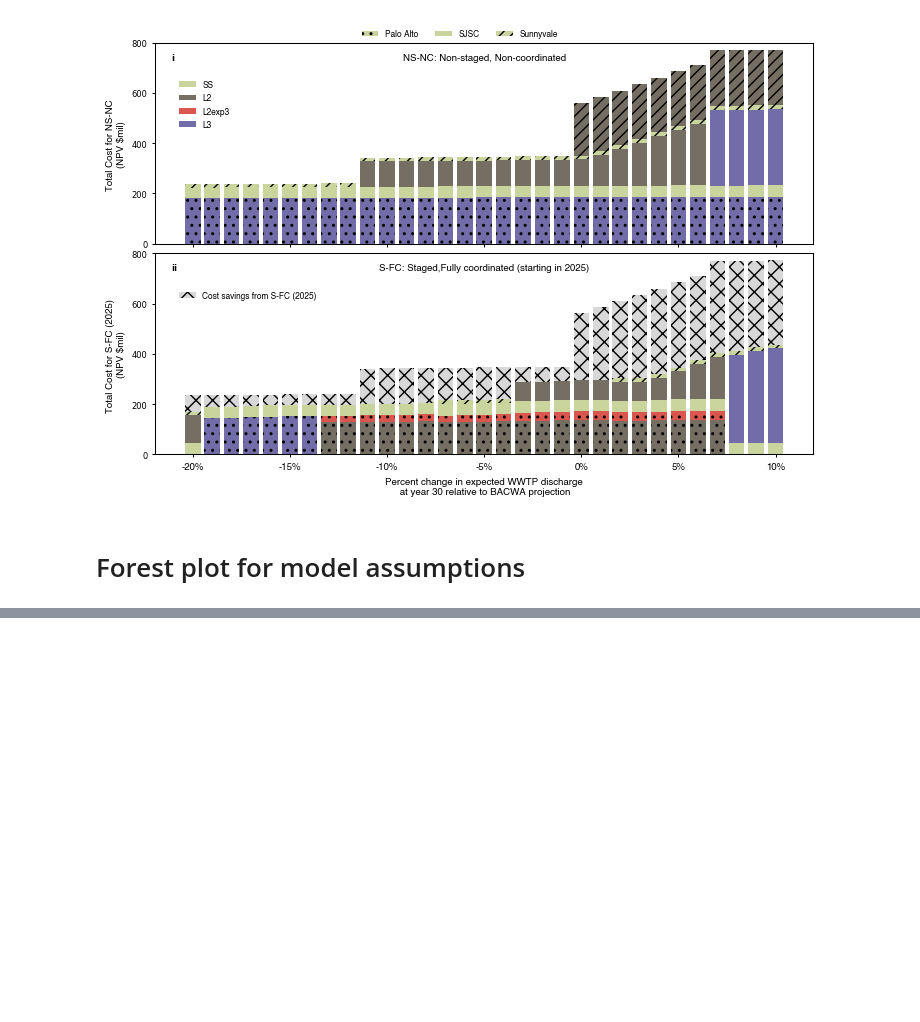
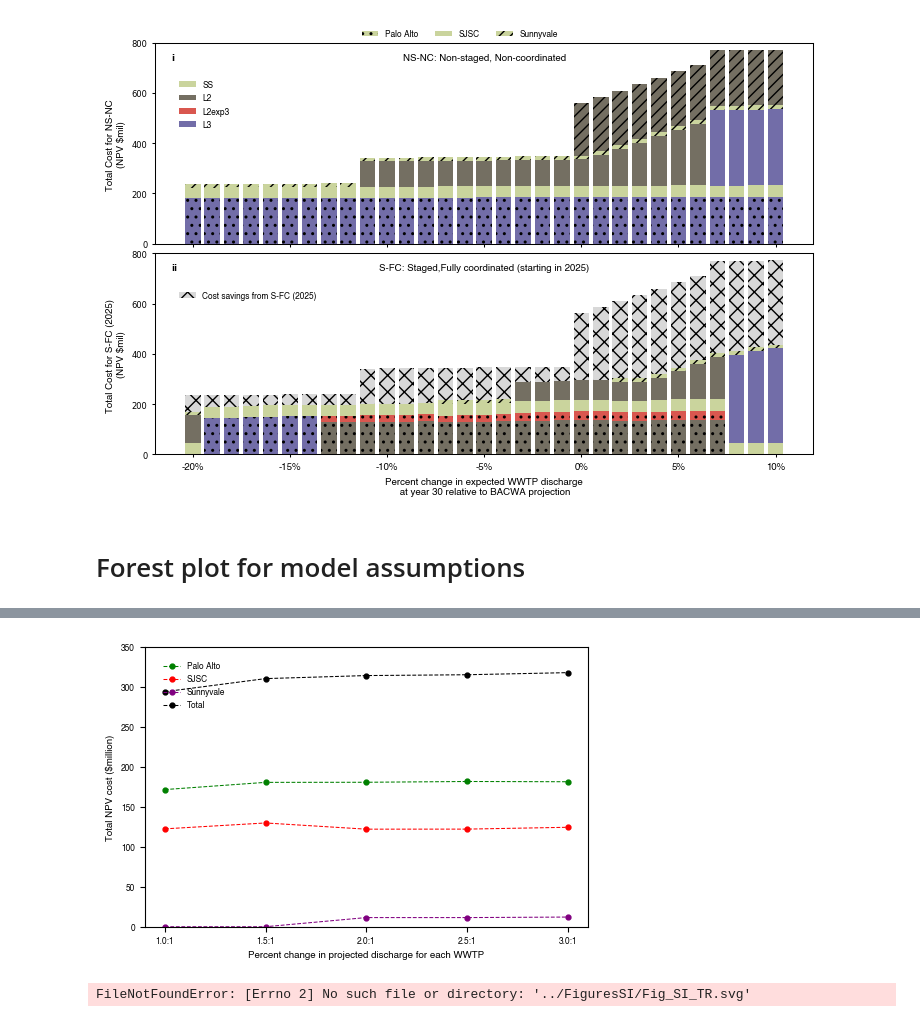
Before and after one commit to we3lab/Cap_Expansion_Model_SFBay, a Jupyter notebook: Jupyter_Scripts_for_Figures/Fig_4_Sensitivity.ipynb, the cells around one changed output, grey strips where cells are left out. Saved outputs shown, nothing was run; the diff lists cells and outputs as text; code cells hidden in the pictures; blank space fills up the shorter version.

```diff
--- a/Jupyter_Scripts_for_Figures/Fig_4_Sensitivity.ipynb
+++ b/Jupyter_Scripts_for_Figures/Fig_4_Sensitivity.ipynb
@@ -528,0 +674,50 @@ projections | Total: -2.3%
+# %%
+import matplotlib.pyplot as plt
+
+markers = ['o', 'd', 's']
+labels = ['SS', 'L2', 'L2upg3', 'L3']
+colors = ['#D57A6E', '#B79BB8', '#A3B89C']
+hfont = {'fontname':'Helvetica', 'size':7}
+hfont_ticks = {'fontname':'Helvetica', 'size':6}
+leg_size = 6
+line_wid = 0.75
+bord_wid = 2
+m_size = 3.5
+ling_fig_wid = 0.75
+
+import matplotlib.pyplot as plt
+import numpy as np
+
+dfs_TR = create_dataframe(path_TR_S, 'Full_coordination_')
+
+# plot total cost for each WWTP under the trading ratio assumption
+
+fig, ax = plt.subplots(1, 1, figsize=(130/25.4, 88/25.4))
+costs = {}
+keys = {float(key):key for key in sorted(dfs_TR.keys())}
+set_xticks = sorted(keys.keys())
+set_xtick_labels = [f'{X:1.1f}:1' for X in sorted(keys)]
+for key in sorted(keys):
+    costs[key] = {}
+    costs[key] = dfs_TR[keys[key]][['Abbreviation', 'Total_cost']]
+
+# plot total cost for each WWTP
+abbrevs = costs[key]['Abbreviation'].values
+for abbrev in abbrevs:
+    total_cost = [costs[key][costs[key]['Abbreviation'] == abbrev]['Total_cost'].values[0] for key in sorted(keys)]
+    keys_x = [float(key) for key in sorted(keys)]
+    ax.plot(keys_x, total_cost, label=abbrev, marker='o', color=color_dict.get(abbrev, 'black'), linestyle='--', linewidth=line_wid, markersize=m_size)
+
+ax.set_ylim(0, 350)
+ax.set_yticks(range(0, 351, 50))
+ax.set_yticklabels(range(0, 351, 50), **hfont_ticks)
+ax.set_xticks(set_xticks, set_xtick_labels, **hfont_ticks)
+ax.set_xlabel('Percent change in projected discharge for each WWTP', **hfont)
+ax.set_ylabel('Total NPV cost ($million)', **hfont)
+ax.legend(prop = {'family':'Helvetica', 'size':leg_size}, loc='upper left', frameon=False, bbox_to_anchor=(0.025, 0.975), ncol = 1)
+plt.tight_layout()
+plt.show()
+fig.savefig(file + "SI/Fig_SI_TR.svg", format="svg", bbox_inches='tight', dpi=300)
+# %% [output]
+[figure, added]
+FileNotFoundError: [Errno 2] No such file or directory: '../FiguresSI/Fig_SI_TR.svg'
```
Also changed, not shown: parts of 5 cells of this notebook, 1 other file.
